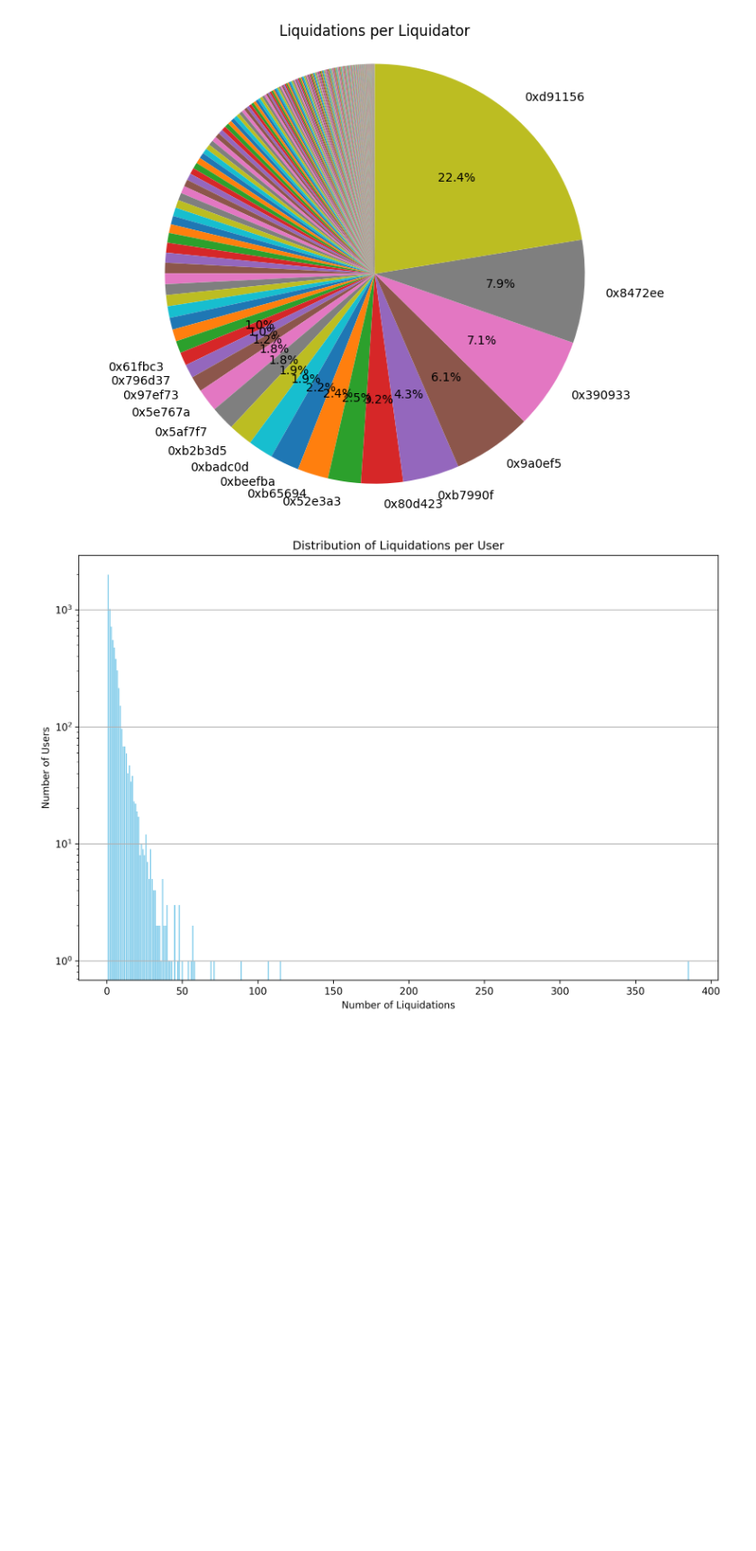
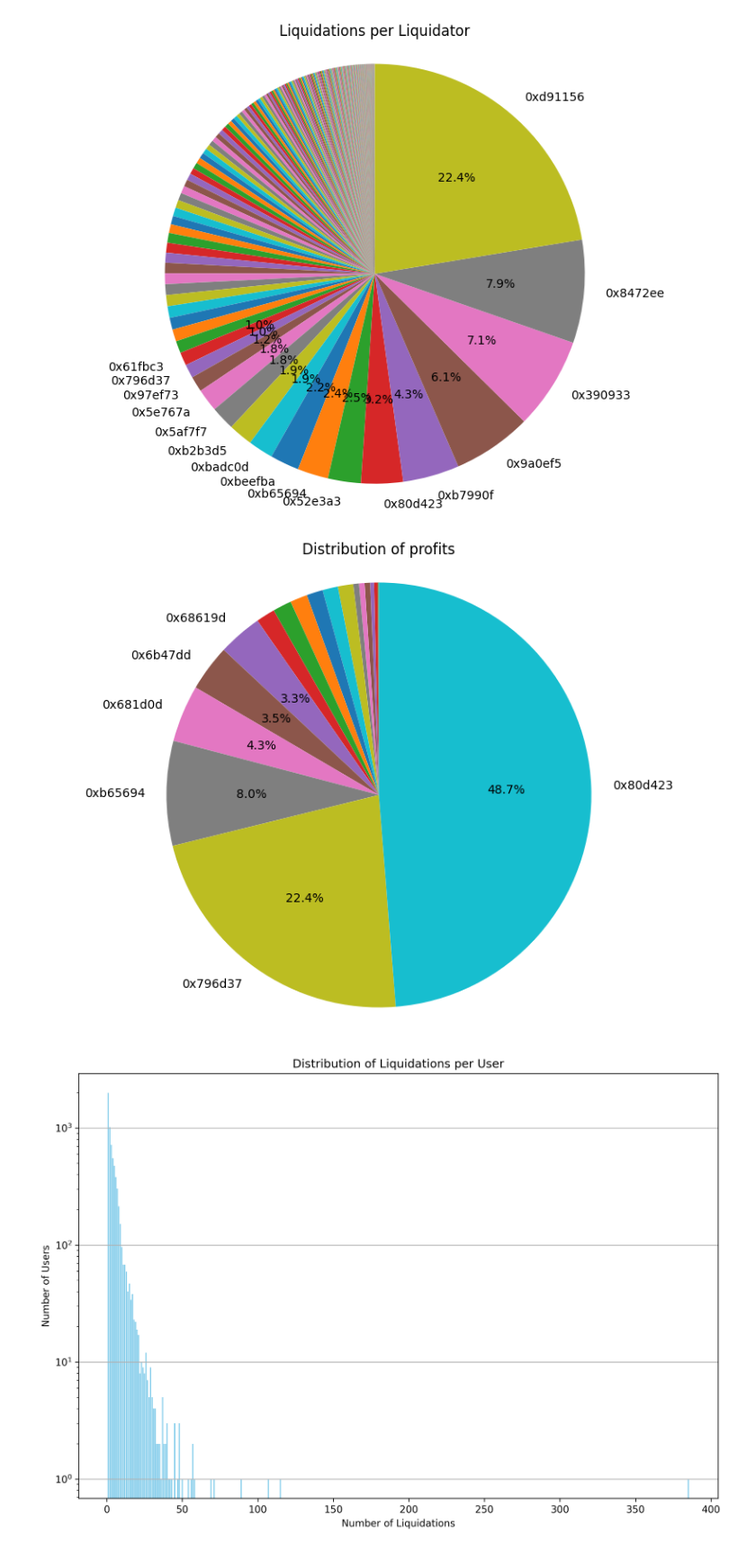
Before and after one commit to MathisGD/data-liquidations, a Jupyter notebook: main.ipynb, the cells around one changed output. Shown at 90% size. Saved outputs shown, nothing was run; the diff lists cells and outputs as text; code cells hidden in the pictures; blank space fills up the shorter version.

```diff
--- a/main.ipynb
+++ b/main.ipynb
@@ -499,6 +542,28 @@ plt.axis('equal')
 plt.show()
 # %% [output]
 [figure]
+# %%
+# Profit per liquidator
+
+profit_per_liquidator = liquidations.filter(pl.col("time") > pl.datetime(2023, 4, 9, 00, 00, 00))
+profit_per_liquidator = profit_per_liquidator.filter((pl.col("collateralAsset").is_in(assets)) & (pl.col("debtAsset").is_in(assets)))
+profit_per_liquidator = profit_per_liquidator.group_by("liquidator").agg((pl.sum("seized$") - pl.sum("repaid$")).alias("Profit ($)"))
+profit_per_liquidator = profit_per_liquidator.with_columns(pl.col("Profit ($)").cast(pl.Int64))
+profit_per_liquidator = profit_per_liquidator.sort("Profit ($)")
+
+labels = profit_per_liquidator['liquidator'].to_list()
+sizes = profit_per_liquidator['Profit ($)'].to_list()
+total = sum(sizes)
+labels = [label[:8] for label in labels]
+labels = [label if (size / total) > 0.02 else '' for label, size in zip(labels, sizes)]
+
+plt.figure(figsize=(10, 7))
+plt.pie(sizes, labels=labels, autopct=lambda p: f'{p:.1f}%' if p > 2 else '', startangle=90)
+plt.title('Distribution of profits')
+plt.axis('equal')
+plt.show()
+# %% [output]
+[figure, added]
 # %%
 # Users Liquidations
 
```
Also changed, not shown: parts of 10 cells of this notebook.
